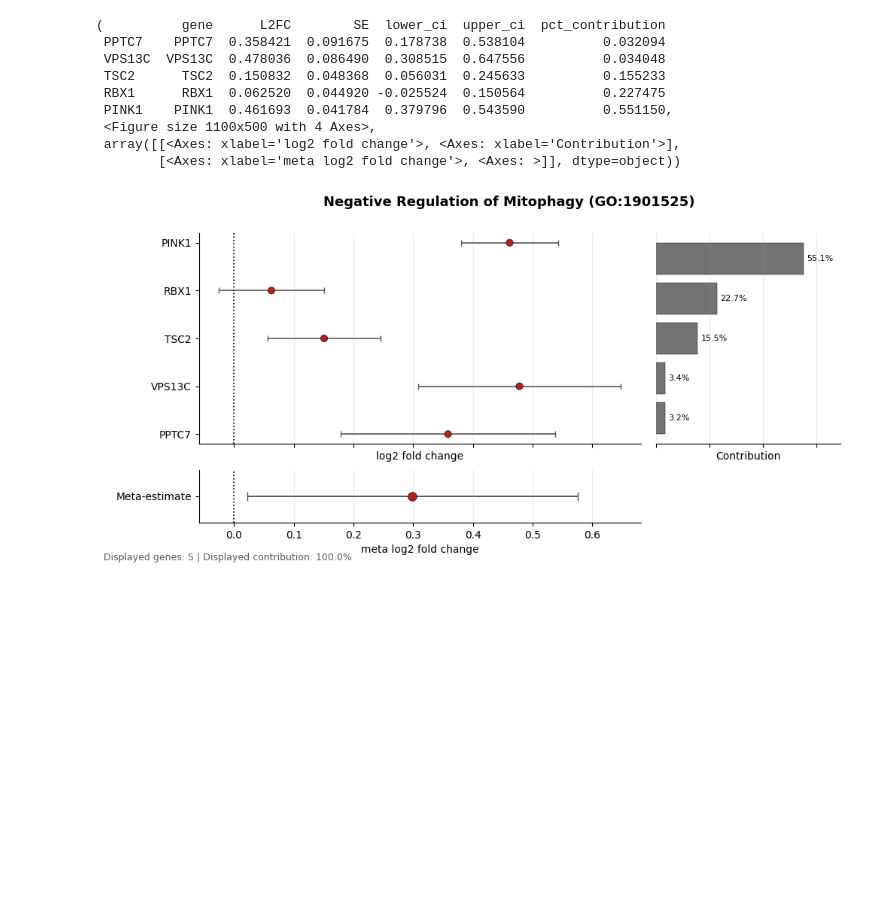
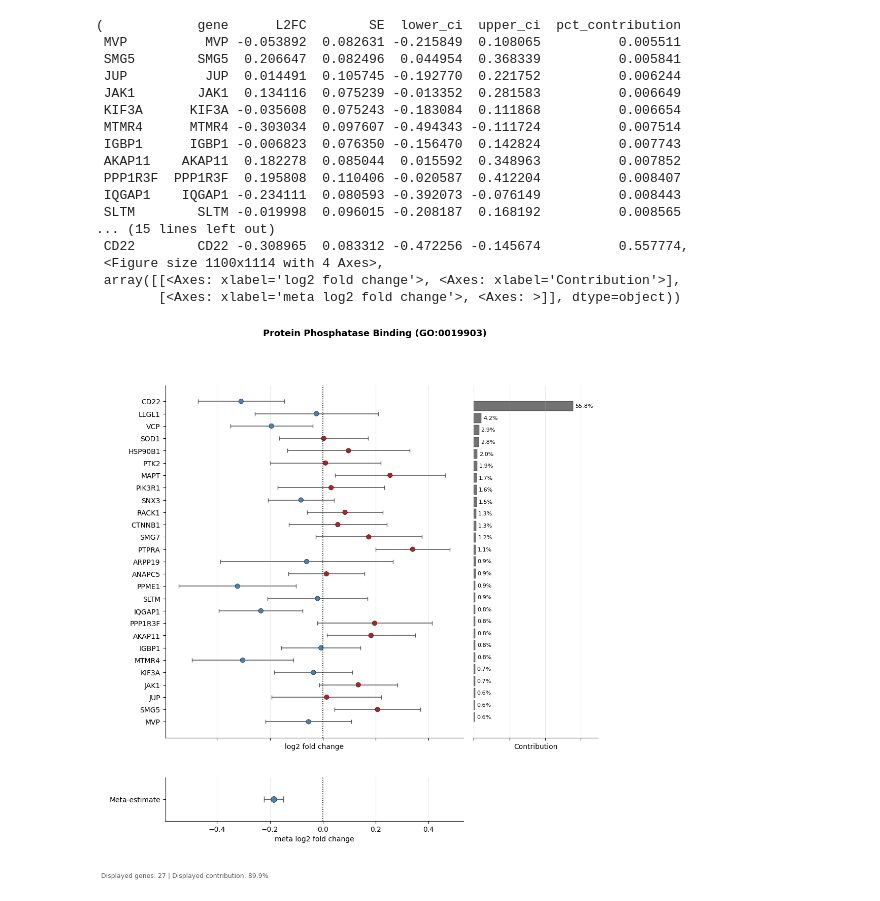
Before and after one commit to jhaberbe/meta-analysis, a Jupyter notebook: notebooks/testing.ipynb, the cells around one changed output. Saved outputs shown, nothing was run; the diff lists cells and outputs as text; code cells hidden in the pictures; blank space fills up the shorter version.

```diff
--- a/notebooks/testing.ipynb
+++ b/notebooks/testing.ipynb
@@ -87,13 +87,13 @@ from meta_analysis.meta import MetaAnalysis
 # %%
 GO_LIBRARIES = {
     "GO_BP": "GO_Biological_Process_2025",
-    # "GO_MF": "GO_Molecular_Function_2025",
-    # "GO_CC": "GO_Cellular_Component_2025",
-    # "Reactome": "Reactome_Pathways_2024",
-    # "SynGO": "SynGO_2024",
-    # "WikiPathways": "WikiPathways_2024_Human",
-    # "LINCS_Chem_Pert": "LINCS_L1000_Chem_Pert_Consensus_Sigs",
-    # "LINCS_CRISPR": "LINCS_L1000_CRISPR_KO_Consensus_Sigs"
+    "GO_MF": "GO_Molecular_Function_2025",
+    "GO_CC": "GO_Cellular_Component_2025",
+    "Reactome": "Reactome_Pathways_2024",
+    "SynGO": "SynGO_2024",
+    "WikiPathways": "WikiPathways_2024_Human",
+    "LINCS_Chem_Pert": "LINCS_L1000_Chem_Pert_Consensus_Sigs",
+    "LINCS_CRISPR": "LINCS_L1000_CRISPR_KO_Consensus_Sigs"
 }
 
 GO_TERMS = {
@@ -125,7 +125,7 @@ white_matter_regions = [
 import pathlib
 import pandas as pd
 
-output_path = pathlib.Path("/home/jhaberbe/Projects/Personal/MAY2026/meta-analysis/output")
+output_path = pathlib.Path("/home/jhaberbe/Projects/Personal/MAY2026/meta-analysis/output/white-matter")
 cell_type_libraries = pathlib.Path("/home/jhaberbe/Projects/Personal/MAY2026/cell-deconvolution/output/")
 
 output_path.mkdir(parents=True, exist_ok=True)
@@ -145,7 +145,7 @@ for go_name, go_matrix in GO_TERMS.items():
                     .drop_duplicates(subset=["symbol"])
                     .set_index("symbol")
             for f in ct_path.glob("*.csv")
-        }).reset_index().query("level_0 in @grey_matter_regions")
+        }).reset_index().query("level_0 in @white_matter_regions")
 
         df = aggregate_de_results(df).set_index("symbol")
 
@@ -177,15 +175,18 @@ NameError: name 'normalized_standard_error' is not defined
 # %%
 import pandas as pd
 
-cell_type = "serotonergic neuron"
+GO_TO_USE = "GO_MF"
+cell_type = "oligodendrocyte"
 
 output_path = pathlib.Path(
-    f"/home/jhaberbe/Projects/Personal/MAY2026/meta-analysis/output/GO_BP/{cell_type}"
+    f"/home/jhaberbe/Projects/Personal/MAY2026/meta-analysis/output/white-matter/{GO_TO_USE}/{cell_type}"
 )
 
 table = pd.read_csv(output_path / f"{GO_TO_USE}_{cell_type}.csv", index_col=0)
+df = pd.read_csv(output_path / f"{GO_TO_USE}_{cell_type}_deseq.csv", index_col=0)
 balanced_matrix = pd.read_csv(output_path / f"{GO_TO_USE}_{cell_type}_balanced.csv", index_col=0)
-df = pd.read_csv(output_path / f"{GO_TO_USE}_{cell_type}_deseq.csv", index_col=0)
+# %%
+table["expected_change"] = (table["weights"] * np.pow(2, table["shrunken_estimate"])) - table["weights"]
 # %%
 import plotly.express as px
 
@@ -225,17 +233,25 @@ table.query("n_eff >= 2").sort_values(by="log10p_eb").tail(20)
 # %%
 from meta_analysis.pl import ForestPlotter
 
 ###### SOMETHING HORRIBLE IS GOING ON HERE
 ForestPlotter(df, (balanced_matrix.T * df["baseMean"]).T, table) \
-    .plot_term("Negative Regulation of Mitophagy (GO:1901525)", cutoff=1)
+    .plot_term("Protein Phosphatase Binding (GO:0019903)", cutoff=.9)
 # %% [output]
-(          gene      L2FC        SE  lower_ci  upper_ci  pct_contribution
- PPTC7    PPTC7  0.358421  0.091675  0.178738  0.538104          0.032094
- VPS13C  VPS13C  0.478036  0.086490  0.308515  0.647556          0.034048
- TSC2      TSC2  0.150832  0.048368  0.056031  0.245633          0.155233
- RBX1      RBX1  0.062520  0.044920 -0.025524  0.150564          0.227475
- PINK1    PINK1  0.461693  0.041784  0.379796  0.543590          0.551150,
- <Figure size 1100x500 with 4 Axes>,
+(            gene      L2FC        SE  lower_ci  upper_ci  pct_contribution
+ MVP          MVP -0.053892  0.082631 -0.215849  0.108065          0.005511
+ SMG5        SMG5  0.206647  0.082496  0.044954  0.368339          0.005841
+ JUP          JUP  0.014491  0.105745 -0.192770  0.221752          0.006244
+ JAK1        JAK1  0.134116  0.075239 -0.013352  0.281583          0.006649
+ KIF3A      KIF3A -0.035608  0.075243 -0.183084  0.111868          0.006654
+ MTMR4      MTMR4 -0.303034  0.097607 -0.494343 -0.111724          0.007514
+ IGBP1      IGBP1 -0.006823  0.076350 -0.156470  0.142824          0.007743
+ AKAP11    AKAP11  0.182278  0.085044  0.015592  0.348963          0.007852
+ PPP1R3F  PPP1R3F  0.195808  0.110406 -0.020587  0.412204          0.008407
+ IQGAP1    IQGAP1 -0.234111  0.080593 -0.392073 -0.076149          0.008443
+ SLTM        SLTM -0.019998  0.096015 -0.208187  0.168192          0.008565
+... (15 lines left out)
+ CD22        CD22 -0.308965  0.083312 -0.472256 -0.145674          0.557774,
+ <Figure size 1100x1114 with 4 Axes>,
  array([[<Axes: xlabel='log2 fold change'>, <Axes: xlabel='Contribution'>],
         [<Axes: xlabel='meta log2 fold change'>, <Axes: >]], dtype=object))
-[figure, old version]
+[figure, new version]
```
Also changed, not shown: parts of 5 cells of this notebook, 2 other files.
